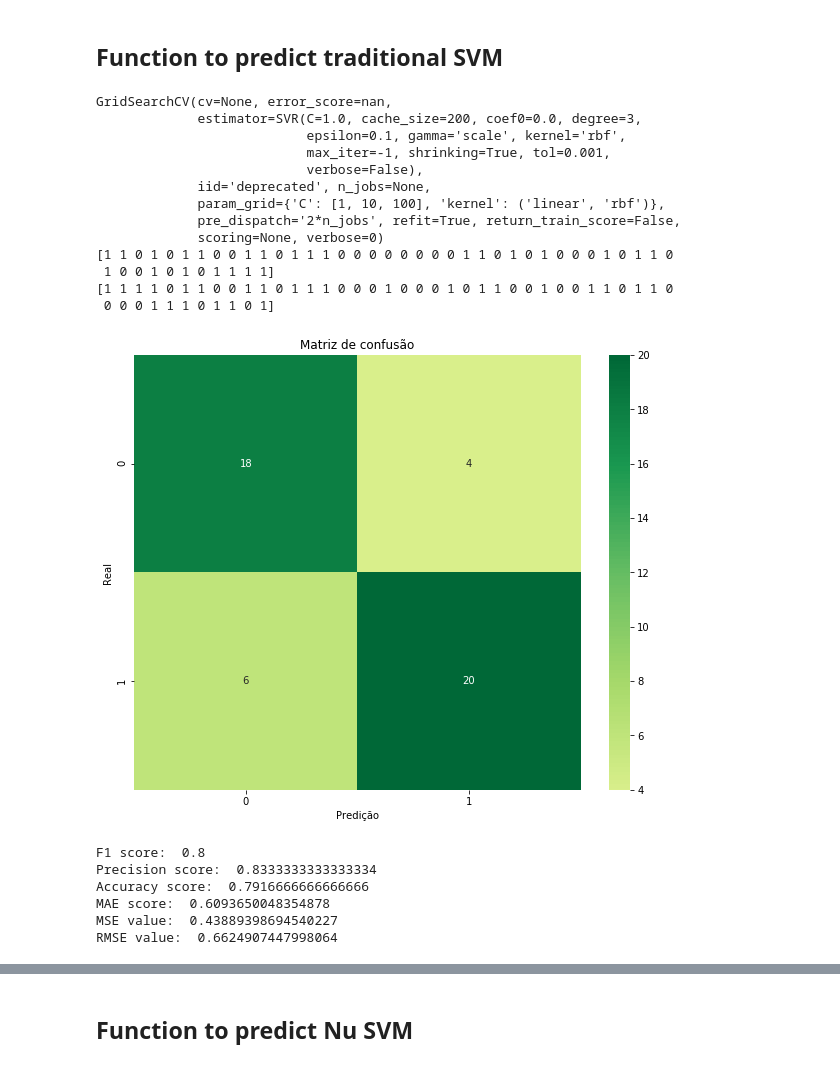
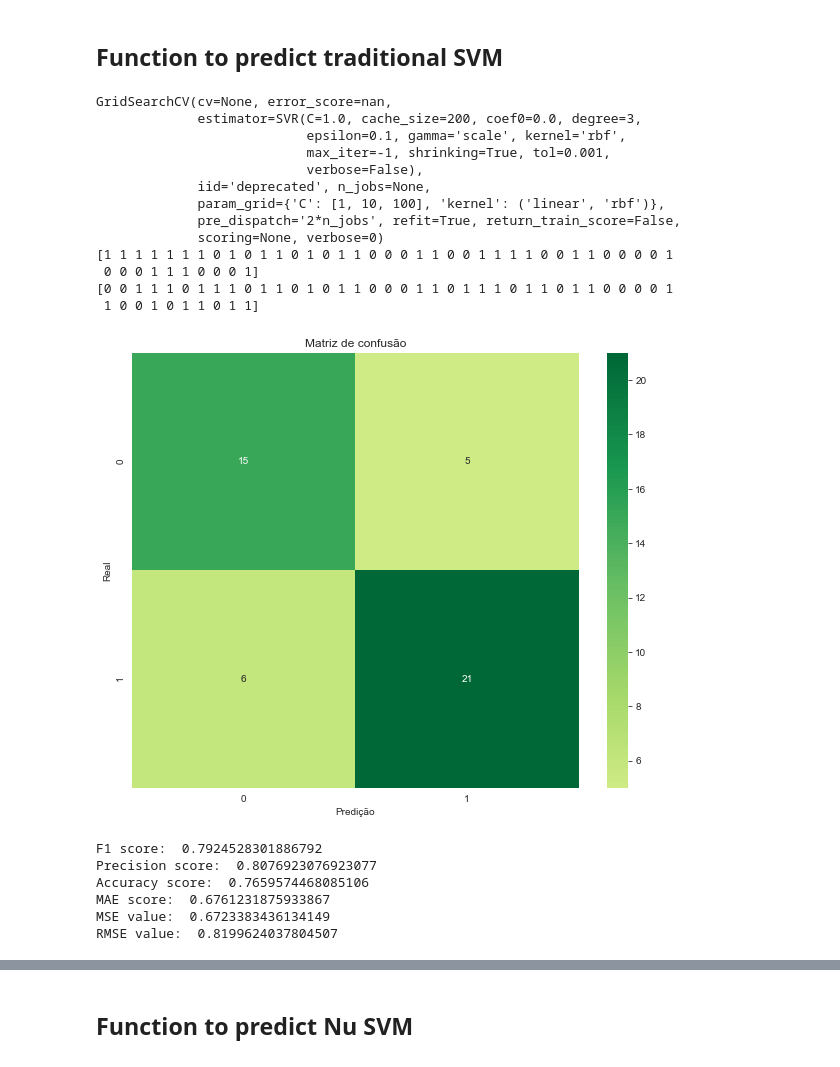
Before and after one commit to romulovff/StockMarketPrediction2.0, a Jupyter notebook: StockMarketPrediction2.0.ipynb, the cells around one changed output, grey strips where cells are left out. Drawn from its saved outputs; the diff is of its cells as text; code cells hidden in the pictures.

Commit message:
Predict with two stocks

```diff
--- a/StockMarketPrediction2.0.ipynb
+++ b/StockMarketPrediction2.0.ipynb
@@ -40,9 +40,10 @@ histAzul = web.DataReader('AZUL4.SA', data_source='yahoo', start="2018-01-01", e
 histBB = web.DataReader('BBAS3.SA', data_source='yahoo', start="2018-01-01", end="2018-12-30")
 histPetro = web.DataReader('PBR', data_source='yahoo', start="2018-01-01", end="2018-12-30")
 histItau = web.DataReader('ITUB', data_source='yahoo', start="2018-01-01", end="2018-12-30")
-histRio = web.DataReader('PRIO3.SA', data_source='yahoo', start="2018-01-01", end="2018-12-30")
+histRio = web.DataReader('VVAR3.SA', data_source='yahoo', start="2018-01-01", end="2018-12-30")
+histOSX = web.DataReader('BBDC4.SA', data_source='yahoo', start="2018-01-01", end="2018-12-30")
 # %%
-historicStock = [histVale, histAzul, histBB, histPetro, histItau, histRio]
+historicStock = [histVale, histAzul, histBB, histPetro, histItau, histRio, histOSX]
 # %%
 monthlyInflation2018 = [0.0076, 0.0007, 0.0064, 0.0057, 0.0138, 0.0187, 0.0051, 0.0070, 0.0152, 0.0089, -0.0049, -0.0108]
 # %% [markdown]
@@ -419,6 +421,40 @@ def mean_absolute_percentage_error(y_true, y_pred):
 # %%
 svmRegressorClose = svm.SVR(kernel="rbf")
 svmRegressorNu = svm.NuSVR(kernel="rbf")
+# %%
+def predict_svm_traditional(stock, stock2, inflation=False, feature='close'):
+    if feature == 'close':
+        print(stock2.shape)
+        print(stock.shape)
+        stock2 = stock2.rename(columns={"RSI": "rsi", "UpperBollinger": "upperbollinger", "LowerBollinger": "lowerbollinger", "DifferenceUpper": "differenceupper", "DifferenceLower": "differencelower", "StochasticOscillator": "stochasticoscillator", "ShortEMA": "shortema", "MACD": "macd", "Close": "close"})
+        stock2X = stock2[["rsi", "upperbollinger", "lowerbollinger", "differenceupper", "differencelower", "stochasticoscillator", "shortema", "macd"]][30:]
+        if inflation == False:
+            stockX = stock[["RSI", "UpperBollinger", "LowerBollinger", "DifferenceUpper", "DifferenceLower", "StochasticOscillator", "ShortEMA", "MACD"]][30:]
+            stockX = pd.concat([stockX, stock2X], axis=1)
+            stockY = stock["Close"][30:]
+        else:
+            stockX = stock[["InflationClose", "InflationRSI", "InflationUpperBollinger", "InflationLowerBollinger", "InflationDifferenceUpper", "InflationDifferenceLower", "InflationStochasticOscillator", "InflationShortEMA", "InflationLongEMA", "InflationMACD"]][30:]
+            stockY = stock["InflationClose"][30:]
+        X = np.array(stockX)
+        y = np.array(stockY)
+        X = X[:-5]
+        y = y[5:]
+
+        X_train, X_test, y_train, y_test = train_test_split(X, y, random_state=42, shuffle=False)
+
+        parameters = {'C': [1, 10, 100], 'kernel': ('linear', 'rbf')}
+
+        gssvm = GridSearchCV(svmRegressorClose, parameters)
+
+        gssvm.fit(X_train, y_train)
+        print(gssvm)
+
+
+        y_pred = gssvm.predict(X_test)
+
+#         print('Coefficients: \n', svmRegressorClose.coef_)
+
+        return y_pred, y_test, y_train
 # %%
 def predict_svm_traditional(stock, inflation=False, feature='close'):
     if feature == 'close':
@@ -532,25 +568,25 @@ def predict_plot_svm_all_stocks(stocks, inflation=False, feature='close'):
         plt.legend(fontsize=12)
         plt.show()
 # %%
-predict_plot_svm(historicStock[0], True)
+predict_plot_svm(historicStock[2])
 # %% [output]
 GridSearchCV(cv=None, error_score=nan,
              estimator=SVR(C=1.0, cache_size=200, coef0=0.0, degree=3,
                            epsilon=0.1, gamma='scale', kernel='rbf',
                            max_iter=-1, shrinking=True, tol=0.001,
                            verbose=False),
              iid='deprecated', n_jobs=None,
              param_grid={'C': [1, 10, 100], 'kernel': ('linear', 'rbf')},
              pre_dispatch='2*n_jobs', refit=True, return_train_score=False,
              scoring=None, verbose=0)
-[1 1 0 1 0 1 1 0 0 1 1 0 1 1 1 0 0 0 0 0 0 0 0 1 1 0 1 0 1 0 0 0 1 0 1 1 0
- 1 0 0 1 0 1 0 1 1 1 1]
-[1 1 1 1 0 1 1 0 0 1 1 0 1 1 1 0 0 0 1 0 0 0 1 0 1 1 0 0 1 0 0 1 1 0 1 1 0
- 0 0 0 1 1 1 0 1 1 0 1]
+[1 1 1 1 1 1 1 0 1 0 1 1 0 1 0 1 1 0 0 0 1 1 0 0 1 1 1 1 0 0 1 1 0 0 0 0 1
+ 0 0 0 1 1 1 0 0 0 1]
+[0 0 1 1 1 0 1 1 1 0 1 1 0 1 0 1 1 0 0 0 1 1 0 1 1 1 0 1 1 0 1 1 0 0 0 0 1
+ 1 0 0 1 0 1 1 0 1 1]
-[figure, old version]
+[figure, new version]
-F1 score:  0.8
-Precision score:  0.8333333333333334
-Accuracy score:  0.7916666666666666
-MAE score:  0.6093650048354878
-MSE value:  0.43889398694540227
-RMSE value:  0.6624907447998064
+F1 score:  0.7924528301886792
+Precision score:  0.8076923076923077
+Accuracy score:  0.7659574468085106
+MAE score:  0.6761231875933867
+MSE value:  0.6723383436134149
+RMSE value:  0.8199624037804507
```
Also changed, not shown: parts of 11 cells of this notebook.
